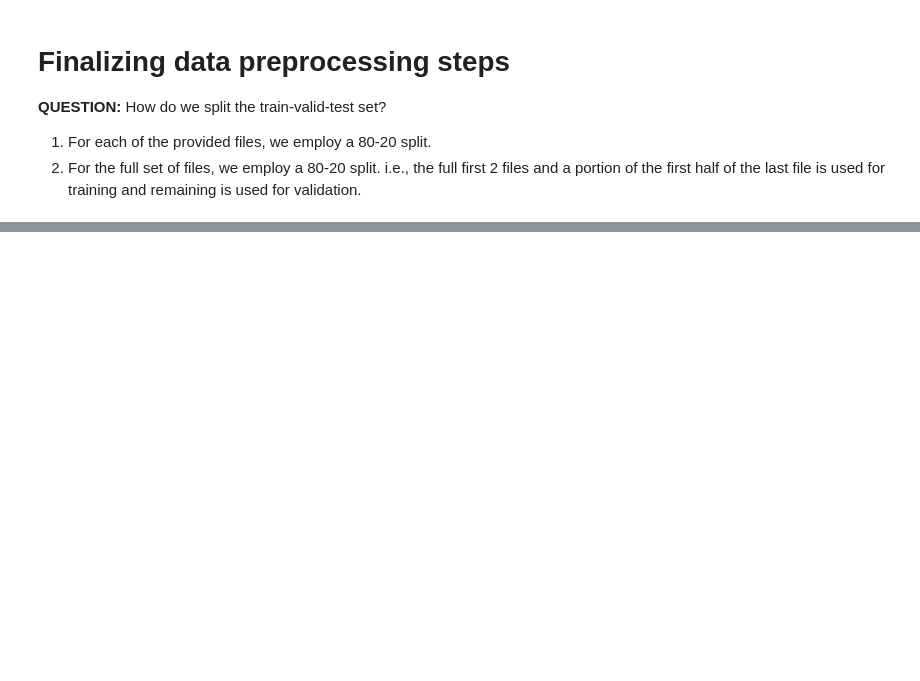
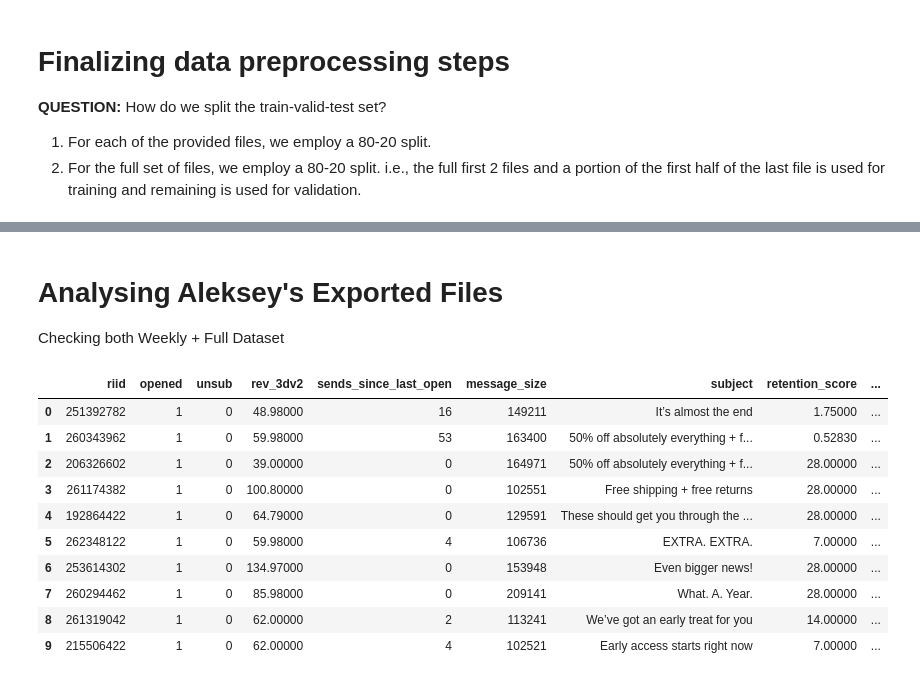
Before and after one commit to fellowship/deep-and-wide-bandit, a Jupyter notebook: EDA_LargeSet.ipynb, the cells around one changed output, grey strips where cells are left out. Drawn from its saved outputs; the diff is of its cells as text; code cells hidden in the pictures; blank space fills up the shorter version.

Commit message:
Included code to check Aleksey's dataset files

```diff
--- a/EDA_LargeSet.ipynb
+++ b/EDA_LargeSet.ipynb
@@ -608,0 +503,4 @@ for key, value in moving_dict.items():
+# %% [markdown]
+# Analysing Aleksey's Exported Files
+
+Checking both Weekly + Full Dataset
@@ -608,0 +531,21 @@ for key, value in moving_dict.items():
+# %%
+#Extract 1e5 rows from a full and weekly file
+full_sample = '/content/GDrive/MyDrive/Bandit_Project/Aleksey/Jul_Dec_2019/sends_july_dec_2019_2000_01.csv'
+weekly_sample = '/content/GDrive/MyDrive/Bandit_Project/Aleksey/2019_wks_26_52/sends_2019_wk26.csv'
+
+df_aleksey_full = pd.read_csv(full_sample)
+df_aleksey_weekly = pd.read_csv(weekly_sample)
+# %%
+df_aleksey_full.head(10)
+# %% [output]
+|  | riid | opened | unsub | rev_3dv2 | sends_since_last_open | message_size | subject | retention_score | ... |
+| 0 | 251392782 | 1 | 0 | 48.98000 | 16 | 149211 | It’s almost the end | 1.75000 | ... |
+| 1 | 260343962 | 1 | 0 | 59.98000 | 53 | 163400 | 50% off absolutely everything + f... | 0.52830 | ... |
+| 2 | 206326602 | 1 | 0 | 39.00000 | 0 | 164971 | 50% off absolutely everything + f... | 28.00000 | ... |
+| 3 | 261174382 | 1 | 0 | 100.80000 | 0 | 102551 | Free shipping + free returns | 28.00000 | ... |
+| 4 | 192864422 | 1 | 0 | 64.79000 | 0 | 129591 | These should get you through the ... | 28.00000 | ... |
+| 5 | 262348122 | 1 | 0 | 59.98000 | 4 | 106736 | EXTRA. EXTRA. | 7.00000 | ... |
+| 6 | 253614302 | 1 | 0 | 134.97000 | 0 | 153948 | Even bigger news! | 28.00000 | ... |
+| 7 | 260294462 | 1 | 0 | 85.98000 | 0 | 209141 | What. A. Year. | 28.00000 | ... |
+| 8 | 261319042 | 1 | 0 | 62.00000 | 2 | 113241 | We’ve got an early treat for you | 14.00000 | ... |
+| 9 | 215506422 | 1 | 0 | 62.00000 | 4 | 102521 | Early access starts right now | 7.00000 | ... |
```
Also changed, not shown: parts of 9 cells of this notebook.
